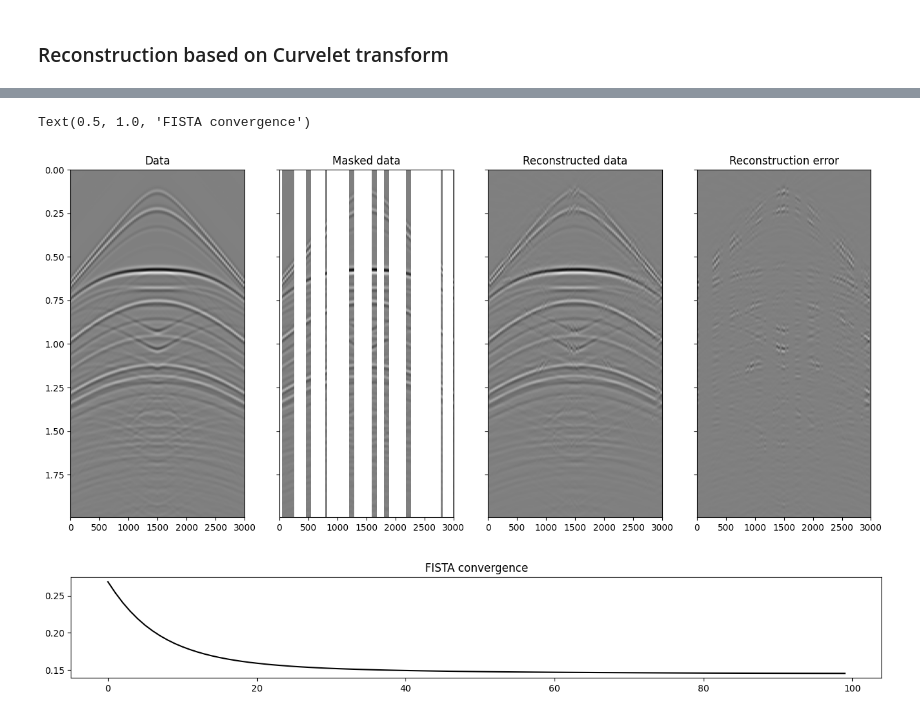
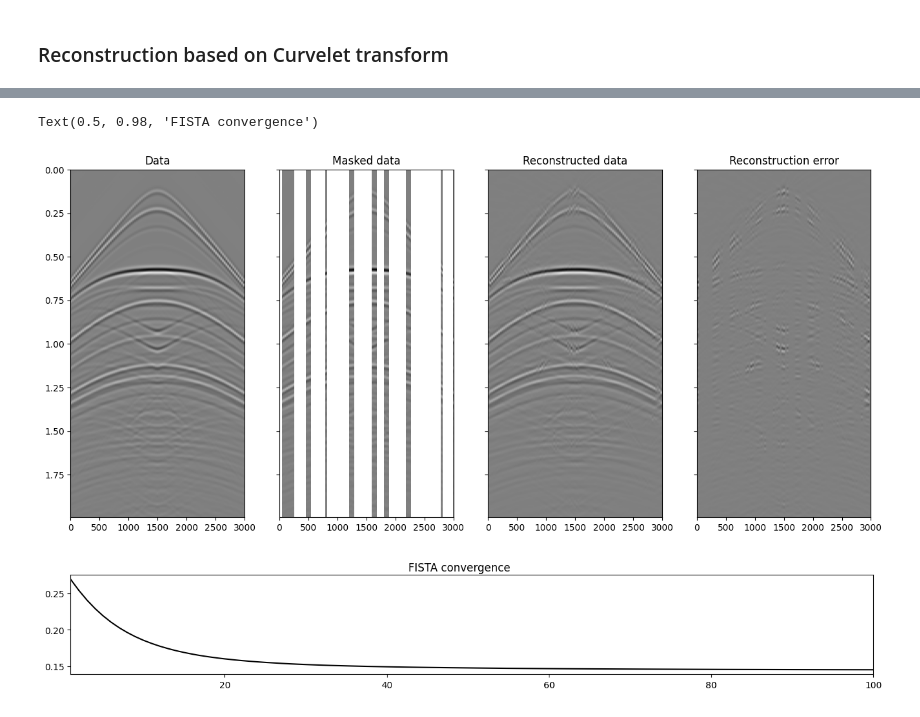
Before and after one commit to PyLops/curvelops, a Jupyter notebook: examples/Demo_Seismic_Regularization.ipynb, the cells around one changed output, grey strips where cells are left out. Cells and saved outputs as stored; diff of their text form; code cells hidden in the pictures.

```diff
--- a/examples/Demo_Seismic_Regularization.ipynb
+++ b/examples/Demo_Seismic_Regularization.ipynb
@@ -61,3 +54,8 @@ ymask = Rop.mask(x.ravel())
 # %% [markdown]
 ### Curvelet transform
+# %%
+DCTOp = FDCT2D((par["nx"], par["nt"]), nbscales=4)
+
+yc = DCTOp @ x
+xcadj = DCTOp.H @ yc
 # %%
@@ -93,13 +80,12 @@ axs[1].axis("tight")
 ### Reconstruction based on Curvelet transform
 # %%
 # combined modelling operator
-RCop = Rop * DCTOp.H
+RCop = Rop @ DCTOp.H
+RCop.dims = (RCop.shape[1],)  # flatten
+RCop.dimsd = (RCop.shape[0],)
 
 # inverse
-pl1, _, cost = FISTA(
-    RCop, y.ravel(), niter=100, eps=1e-3, returninfo=True, show=True
-)
+pl1, _, cost = fista(RCop, y.ravel(), niter=100, eps=1e-3, show=True)
 
-xl1 = np.real(DCTOp.H * pl1)
-xl1 = xl1.reshape(par["nx"], par["nt"])
+xl1 = (DCTOp.H @ pl1).real.reshape(x.shape)
 # %% [output]
@@ -123,46 +109,23 @@ Iterations = 100        Total time (s) = 55.75
 # %%
 fig, axs = plt.subplots(1, 4, sharey=True, figsize=(16, 7))
-axs[0].imshow(
-    x.T,
-    cmap="gray",
-    vmin=-0.1,
-    vmax=0.1,
-    extent=(xaxis[0], xaxis[-1], taxis[-1], taxis[0]),
-)
+axs[0].imshow(x.T, **opts_plot)
 axs[0].set_title("Data")
 axs[0].axis("tight")
-axs[1].imshow(
-    ymask.T,
-    cmap="gray",
-    vmin=-0.1,
-    vmax=0.1,
-    extent=(xaxis[0], xaxis[-1], taxis[-1], taxis[0]),
-)
+axs[1].imshow(ymask.T, **opts_plot)
 axs[1].set_title("Masked data")
 axs[1].axis("tight")
-axs[2].imshow(
-    np.real(xl1).T,
-    cmap="gray",
-    vmin=-0.1,
-    vmax=0.1,
-    extent=(xaxis[0], xaxis[-1], taxis[-1], taxis[0]),
-)
+axs[2].imshow(xl1.T, **opts_plot)
 axs[2].set_title("Reconstructed data")
 axs[2].axis("tight")
-axs[3].imshow(
-    x.T - np.real(xl1).T,
-    cmap="gray",
-    vmin=-0.1,
-    vmax=0.1,
-    extent=(xaxis[0], xaxis[-1], taxis[-1], taxis[0]),
-)
+axs[3].imshow((x - xl1).T, **opts_plot)
 axs[3].set_title("Reconstruction error")
 axs[3].axis("tight")
 
-plt.figure(figsize=(16, 2))
-plt.plot(cost, "k")
-plt.title("FISTA convergence")
+fig, ax = plt.subplots(figsize=(16, 2))
+ax.plot(range(1, len(cost) + 1), cost, "k")
+ax.set(xlim=[1, len(cost)])
+fig.suptitle("FISTA convergence")
 # %% [output]
-Text(0.5, 1.0, 'FISTA convergence')
+Text(0.5, 0.98, 'FISTA convergence')
 [figure]
-[figure, old version]
+[figure, new version]
```
Also changed, not shown: parts of 4 cells of this notebook, 12 other files.
